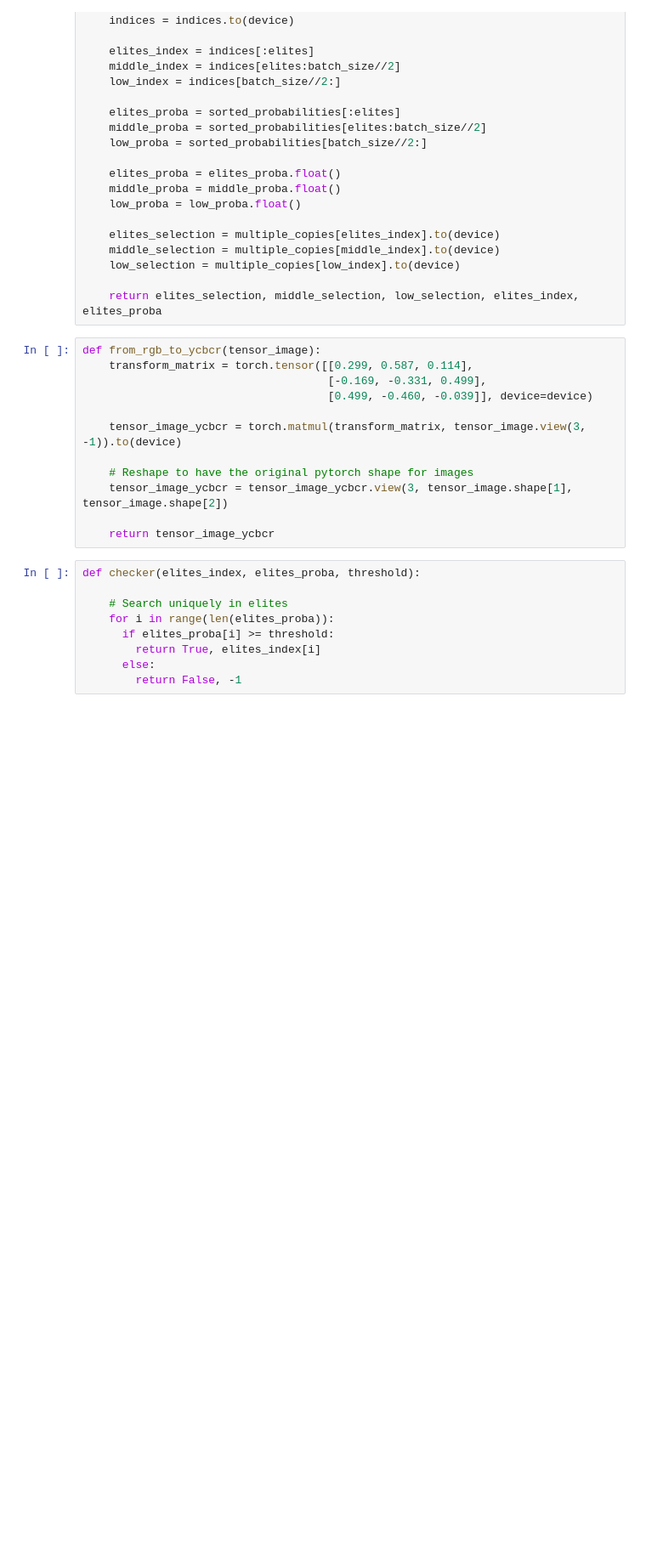
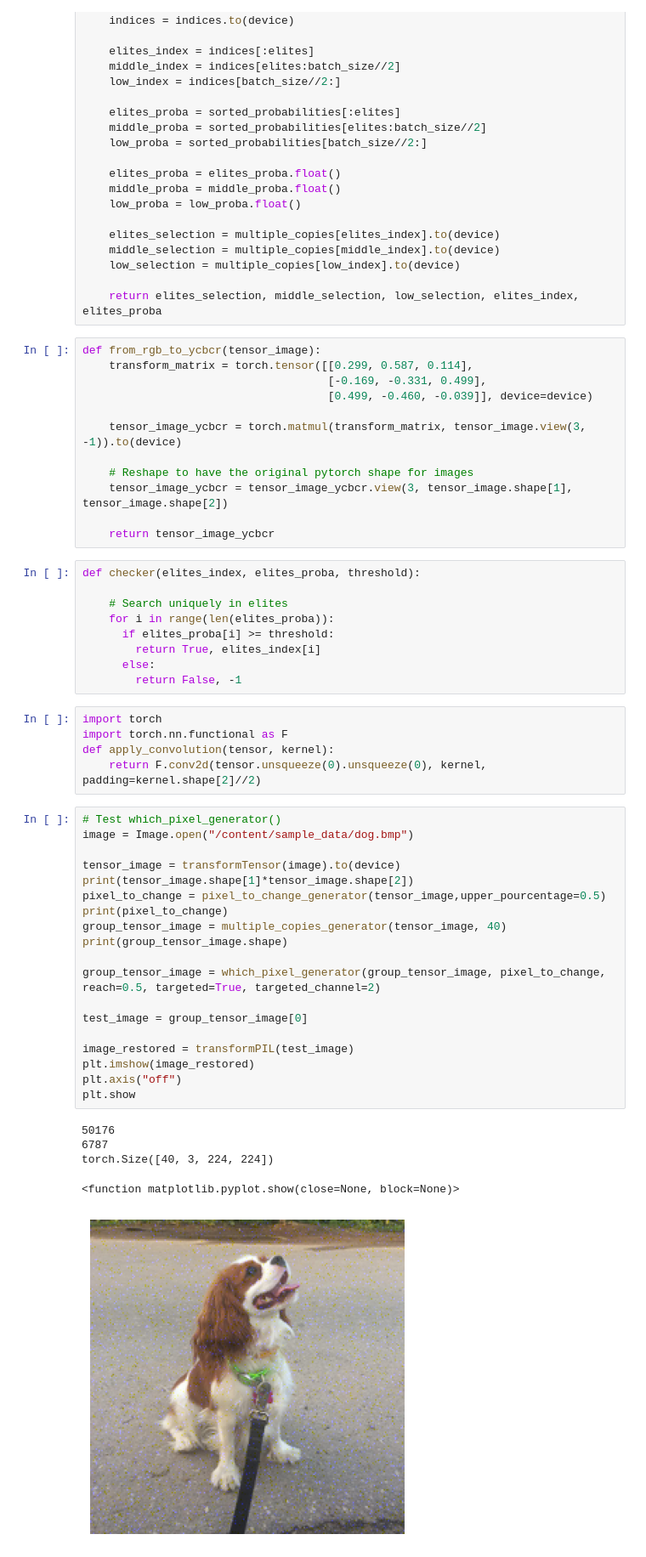
Before and after one commit to tiolgo/EA_pytorch, a Jupyter notebook: EA_pytorch.ipynb, the cells around one changed output. Shown at 85% size. Drawn from its saved outputs; the diff is of its cells as text; blank space fills up the shorter version.

```diff
--- a/EA_pytorch.ipynb
+++ b/EA_pytorch.ipynb
@@ -184,3 +275,33 @@ def checker(elites_index, elites_proba, threshold):
         return True, elites_index[i]
       else:
         return False, -1
+# %%
+import torch
+import torch.nn.functional as F
+def apply_convolution(tensor, kernel):
+    return F.conv2d(tensor.unsqueeze(0).unsqueeze(0), kernel, padding=kernel.shape[2]//2)
+# %%
+# Test which_pixel_generator()
+image = Image.open("/content/sample_data/dog.bmp")
+
+tensor_image = transformTensor(image).to(device)
+print(tensor_image.shape[1]*tensor_image.shape[2])
+pixel_to_change = pixel_to_change_generator(tensor_image,upper_pourcentage=0.5)
+print(pixel_to_change)
+group_tensor_image = multiple_copies_generator(tensor_image, 40)
+print(group_tensor_image.shape)
+
+group_tensor_image = which_pixel_generator(group_tensor_image, pixel_to_change, reach=0.5, targeted=True, targeted_channel=2)
+
+test_image = group_tensor_image[0]
+
+image_restored = transformPIL(test_image)
+plt.imshow(image_restored)
+plt.axis("off")
+plt.show
+# %% [output]
+50176
+6787
+torch.Size([40, 3, 224, 224])
+<function matplotlib.pyplot.show(close=None, block=None)>
+[figure, added]
```
Also changed, not shown: parts of 6 cells of this notebook.
